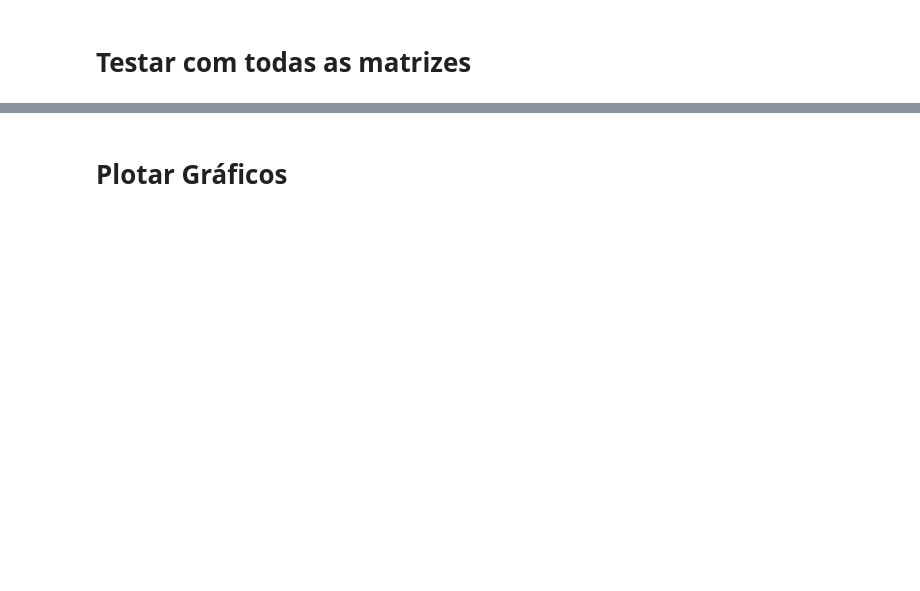
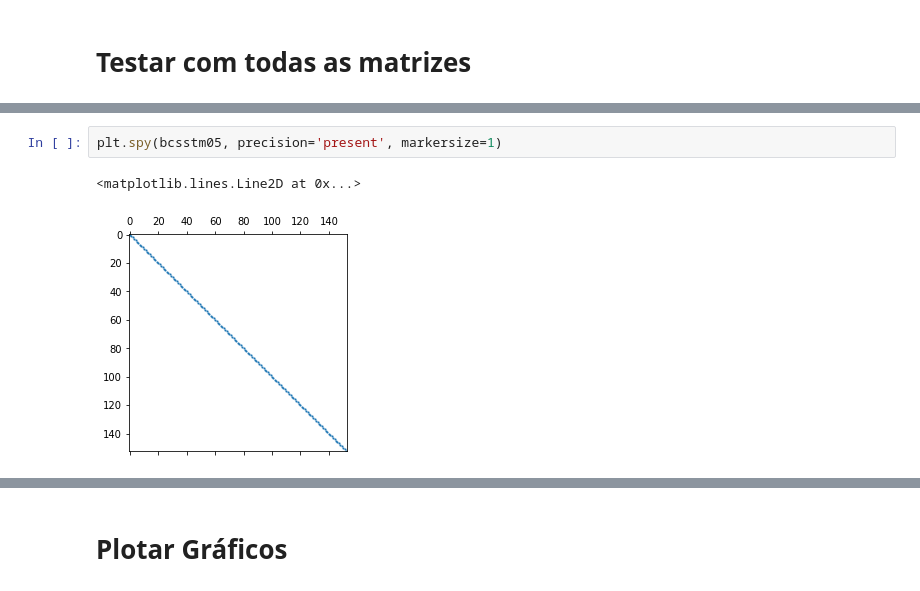
Before and after one commit to yankaled/eigen_approx, a Jupyter notebook: ep3_aplicacoes_algelin.ipynb, the cells around one changed output, grey strips where cells are left out. Drawn from its saved outputs; the diff is of its cells as text; blank space fills up the shorter version.

```diff
--- a/ep3_aplicacoes_algelin.ipynb
+++ b/ep3_aplicacoes_algelin.ipynb
@@ -170,0 +180,5 @@ nos4
+# %%
+plt.spy(bcsstm05, precision='present', markersize=1)
+# %% [output]
+<matplotlib.lines.Line2D at 0x...>
+[figure, added]
```
Also changed, not shown: parts of 38 cells of this notebook.
